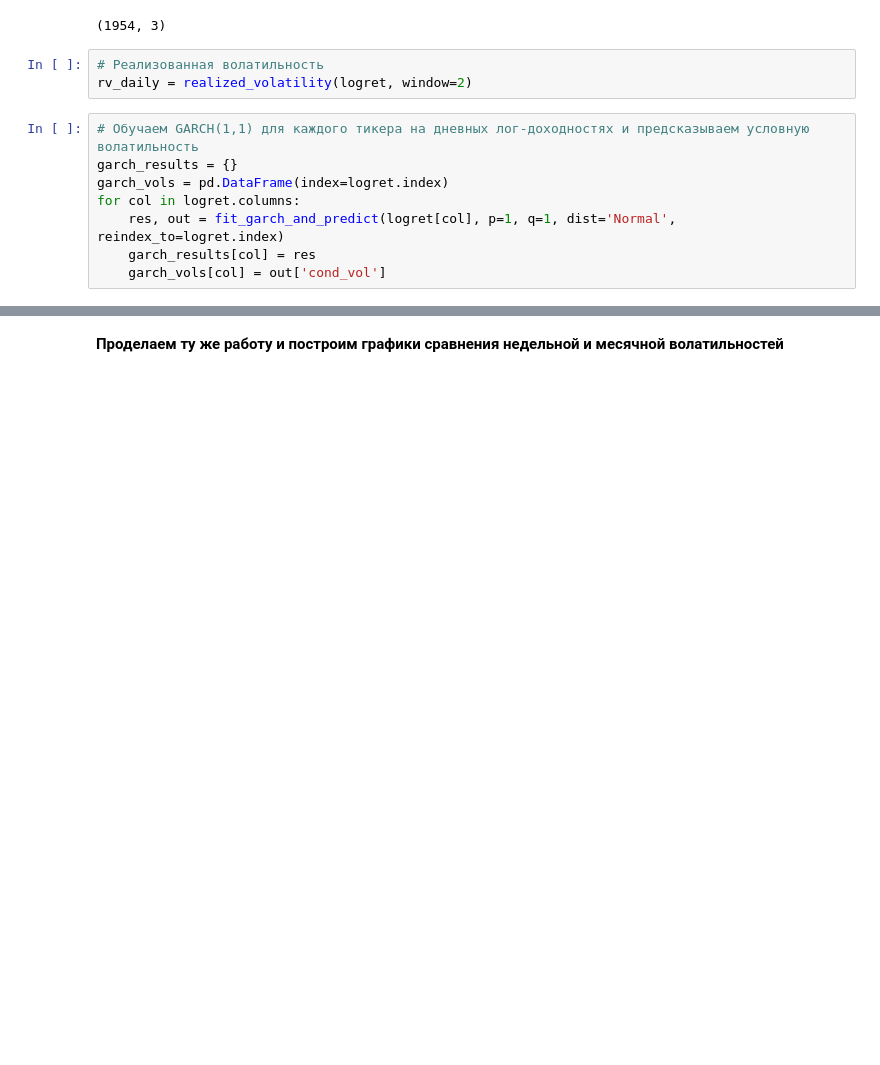
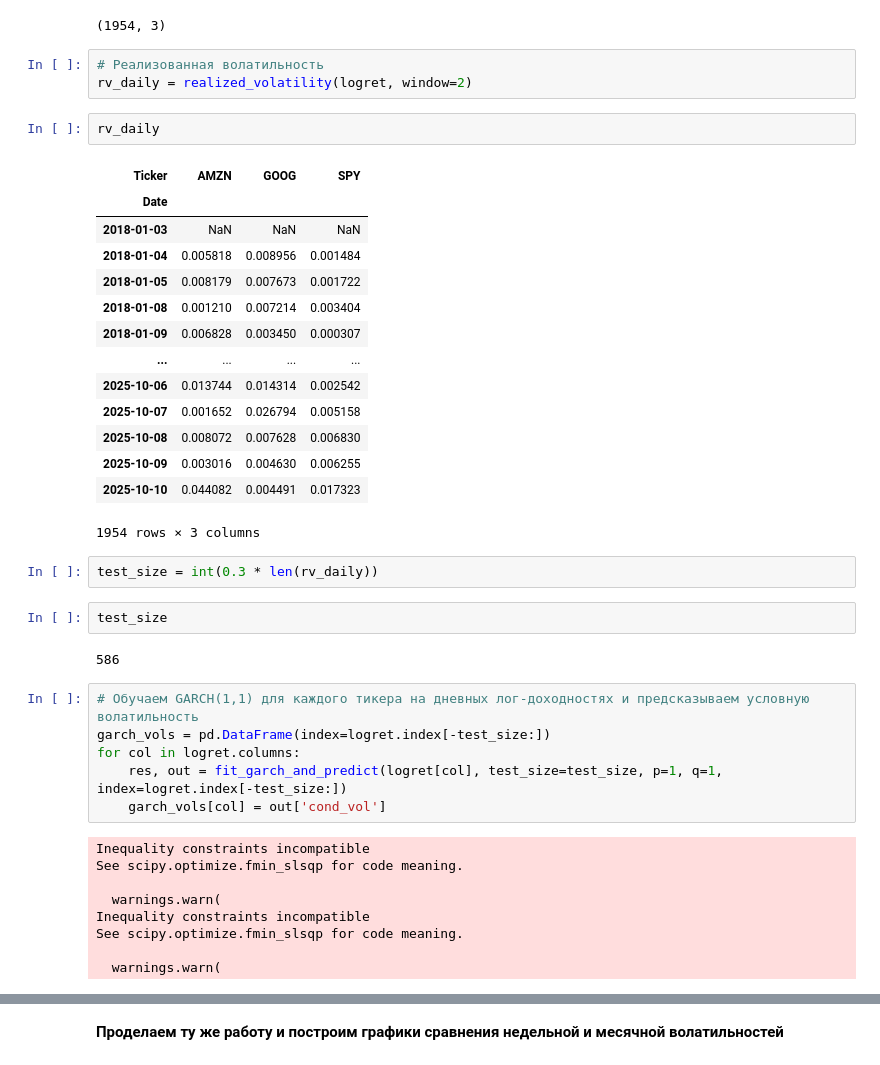
Before and after one commit to constsynth/university_study_projects, a Jupyter notebook: fin_math_course_project_multiple_horizons_volatility/multiple_horizions_volatility.ipynb, the cells around one changed output, grey strips where cells are left out. Cells and saved outputs as stored; diff of their text form; blank space fills up the shorter version.

```diff
--- a/fin_math_course_project_multiple_horizons_volatility/multiple_horizions_volatility.ipynb
+++ b/fin_math_course_project_multiple_horizons_volatility/multiple_horizions_volatility.ipynb
@@ -151,14 +156,44 @@ logret.shape
 # %%
 # Реализованная волатильность
 rv_daily = realized_volatility(logret, window=2)
+# %%
+rv_daily
+# %% [output]
+| Ticker | AMZN | GOOG | SPY |
+| Date |  |  |  |
+| 2018-01-03 | NaN | NaN | NaN |
+| 2018-01-04 | 0.005818 | 0.008956 | 0.001484 |
+| 2018-01-05 | 0.008179 | 0.007673 | 0.001722 |
+| 2018-01-08 | 0.001210 | 0.007214 | 0.003404 |
+| 2018-01-09 | 0.006828 | 0.003450 | 0.000307 |
+| ... | ... | ... | ... |
+| 2025-10-06 | 0.013744 | 0.014314 | 0.002542 |
+| 2025-10-07 | 0.001652 | 0.026794 | 0.005158 |
+| 2025-10-08 | 0.008072 | 0.007628 | 0.006830 |
+| 2025-10-09 | 0.003016 | 0.004630 | 0.006255 |
+| 2025-10-10 | 0.044082 | 0.004491 | 0.017323 |
+1954 rows × 3 columns
+# %%
+test_size = int(0.3 * len(rv_daily))
+# %%
+test_size
+# %% [output]
+586
 # %%
 # Обучаем GARCH(1,1) для каждого тикера на дневных лог-доходностях и предсказываем условную волатильность
-garch_results = {}
-garch_vols = pd.DataFrame(index=logret.index)
+garch_vols = pd.DataFrame(index=logret.index[-test_size:])
 for col in logret.columns:
-    res, out = fit_garch_and_predict(logret[col], p=1, q=1, dist='Normal', reindex_to=logret.index)
-    garch_results[col] = res
+    res, out = fit_garch_and_predict(logret[col], test_size=test_size, p=1, q=1, index=logret.index[-test_size:])
     garch_vols[col] = out['cond_vol']
+# %% [output]
+Inequality constraints incompatible
+See scipy.optimize.fmin_slsqp for code meaning.
+
+  warnings.warn(
+Inequality constraints incompatible
+See scipy.optimize.fmin_slsqp for code meaning.
+
+  warnings.warn(
 # %%
 garch_vols = garch_vols.sort_index()
 garch_vols.head()
```
Also changed, not shown: parts of 13 cells of this notebook.
